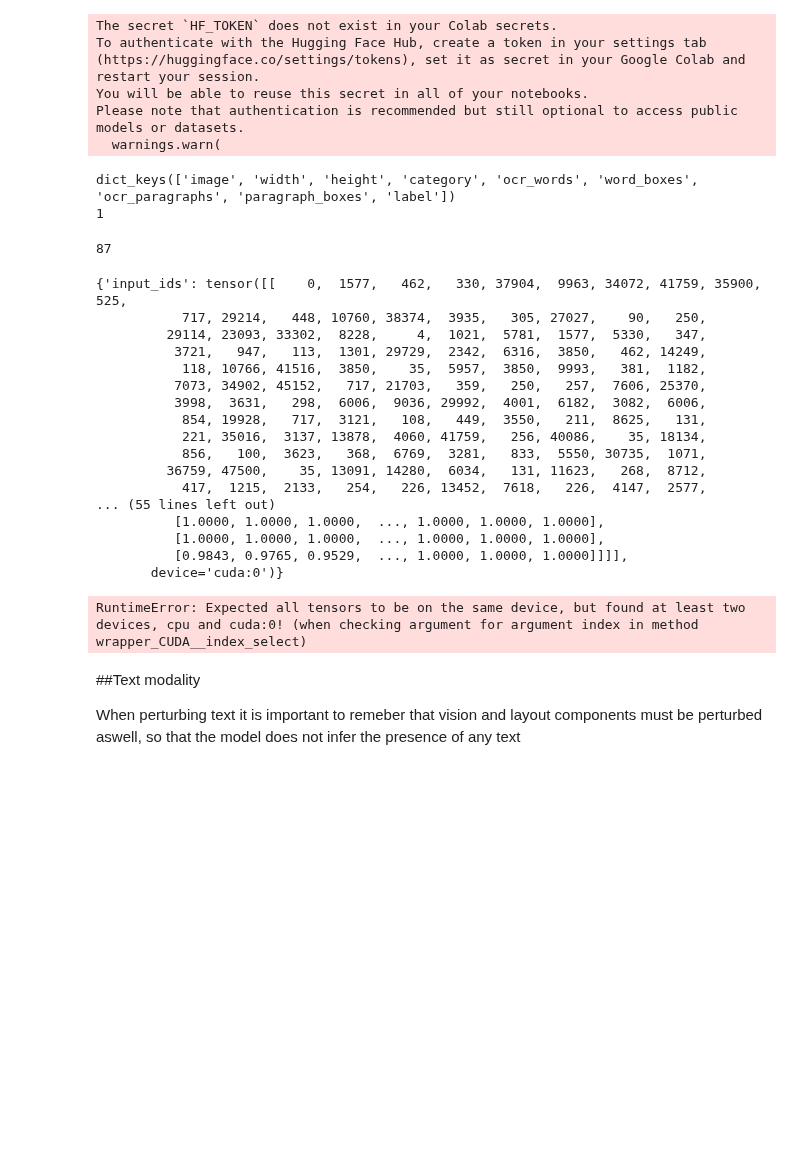
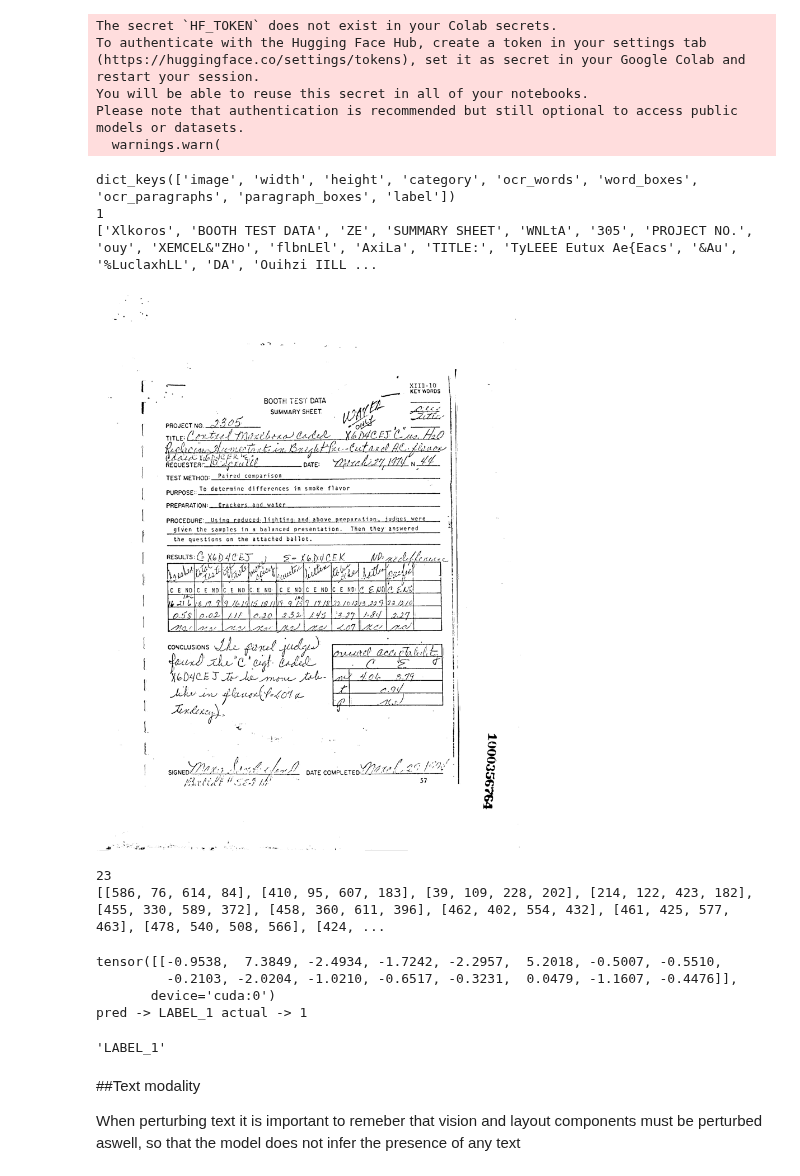
Before and after one commit to adamserag1/Interpretability-for-VRDU-models, a Jupyter notebook: Interpretability Exp/lime (1).ipynb, the cells around one changed output. Drawn from its saved outputs; the diff is of its cells as text; code cells hidden in the pictures; blank space fills up the shorter version.

```diff
--- a/Interpretability Exp/lime (1).ipynb
+++ b/Interpretability Exp/lime (1).ipynb
@@ -82,48 +100,49 @@ mini_rvl   = load_dataset(
 # %%
-sample = mini_rvl[100]
+# Take sample from rvl
+sample = mini_rvl[100] #104
 image = sample['image'].convert("RGB")
 words = sample['ocr_words']
 bboxes = sample['word_boxes']
 print(sample.keys())
 print(sample['label'])
-#sample['image']
+print(words)
+sample['image']
 # FORM
 # %% [output]
 dict_keys(['image', 'width', 'height', 'category', 'ocr_words', 'word_boxes', 'ocr_paragraphs', 'paragraph_boxes', 'label'])
 1
+['Xlkoros', 'BOOTH TEST DATA', 'ZE', 'SUMMARY SHEET', 'WNLtA', '305', 'PROJECT NO.', 'ouy', 'XEMCEL&"ZHo', 'flbnLEl', 'AxiLa', 'TITLE:', 'TyLEEE Eutux Ae{Eacs', '&Au', '%LuclaxhLL', 'DA', 'Ouihzi IILL ...
+[figure, added]
 # %%
 print(len(words))
+print(bboxes)
 # %% [output]
-87
+23
+[[586, 76, 614, 84], [410, 95, 607, 183], [39, 109, 228, 202], [214, 122, 423, 182], [455, 330, 589, 372], [458, 360, 611, 396], [462, 402, 554, 432], [461, 425, 577, 463], [478, 540, 508, 566], [424, ...
-# %%
-inputs = processor(images=[image], text=[words],boxes=[bboxes], return_tensors="pt")
-inputs.to(device)
-# %% [output]
-{'input_ids': tensor([[    0,  1577,   462,   330, 37904,  9963, 34072, 41759, 35900,   525,
-           717, 29214,   448, 10760, 38374,  3935,   305, 27027,    90,   250,
-         29114, 23093, 33302,  8228,     4,  1021,  5781,  1577,  5330,   347,
-          3721,   947,   113,  1301, 29729,  2342,  6316,  3850,   462, 14249,
-           118, 10766, 41516,  3850,    35,  5957,  3850,  9993,   381,  1182,
-          7073, 34902, 45152,   717, 21703,   359,   250,   257,  7606, 25370,
-          3998,  3631,   298,  6006,  9036, 29992,  4001,  6182,  3082,  6006,
-           854, 19928,   717,  3121,   108,   449,  3550,   211,  8625,   131,
-           221, 35016,  3137, 13878,  4060, 41759,   256, 40086,    35, 18134,
-           856,   100,  3623,   368,  6769,  3281,   833,  5550, 30735,  1071,
-         36759, 47500,    35, 13091, 14280,  6034,   131, 11623,   268,  8712,
-           417,  1215,  2133,   254,   226, 13452,  7618,   226,  4147,  2577,
-... (55 lines left out)
-          [1.0000, 1.0000, 1.0000,  ..., 1.0000, 1.0000, 1.0000],
-          [1.0000, 1.0000, 1.0000,  ..., 1.0000, 1.0000, 1.0000],
-          [0.9843, 0.9765, 0.9529,  ..., 1.0000, 1.0000, 1.0000]]]],
-       device='cuda:0')}
-# %%
-with torch.no_grad():
-    outputs = model(**inputs)
-logits = outputs.logits
-predicted_class_id = logits.argmax(-1).item()
-model.config.id2label[predicted_class_id]
-# %% [output]
-RuntimeError: Expected all tensors to be on the same device, but found at least two devices, cpu and cuda:0! (when checking argument for argument index in method wrapper_CUDA__index_select)
+# %%
+# Pass sample through model
+
+# Logit with no perturbations => 0.9538
+
+# words = ['UNK' for i in words]
+# bboxes = [[0,0,0,0] for i in bboxes]
+inputs = processor(images=[image], text=[words],boxes=[bboxes], return_tensors="pt")
+inputs.to(device)
+
+with torch.no_grad():
+    outputs = model(**inputs)
+logits = outputs.logits
+print(logits)
+predicted_class_id = logits.argmax(-1).item()
+gt = sample['label']
+print(f'pred -> {model.config.id2label[predicted_class_id]} actual -> {gt}')
+model.config.id2label[predicted_class_id]
+# %% [output]
+tensor([[-0.9538,  7.3849, -2.4934, -1.7242, -2.2957,  5.2018, -0.5007, -0.5510,
+         -0.2103, -2.0204, -1.0210, -0.6517, -0.3231,  0.0479, -1.1607, -0.4476]],
+       device='cuda:0')
+pred -> LABEL_1 actual -> 1
+'LABEL_1'
 # %%
 print(logits)
 # %% [markdown]
```
Also changed, not shown: parts of 13 cells of this notebook.
